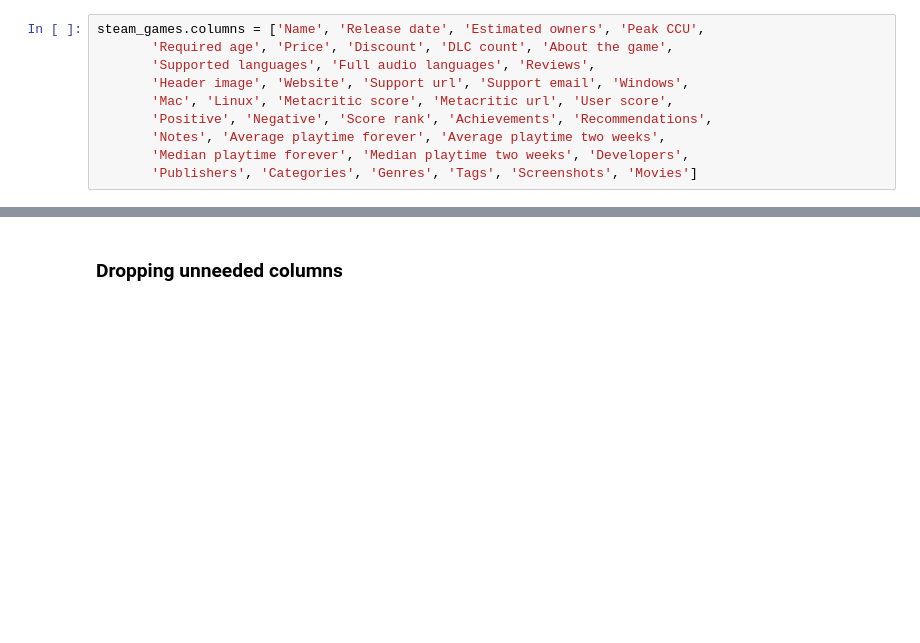
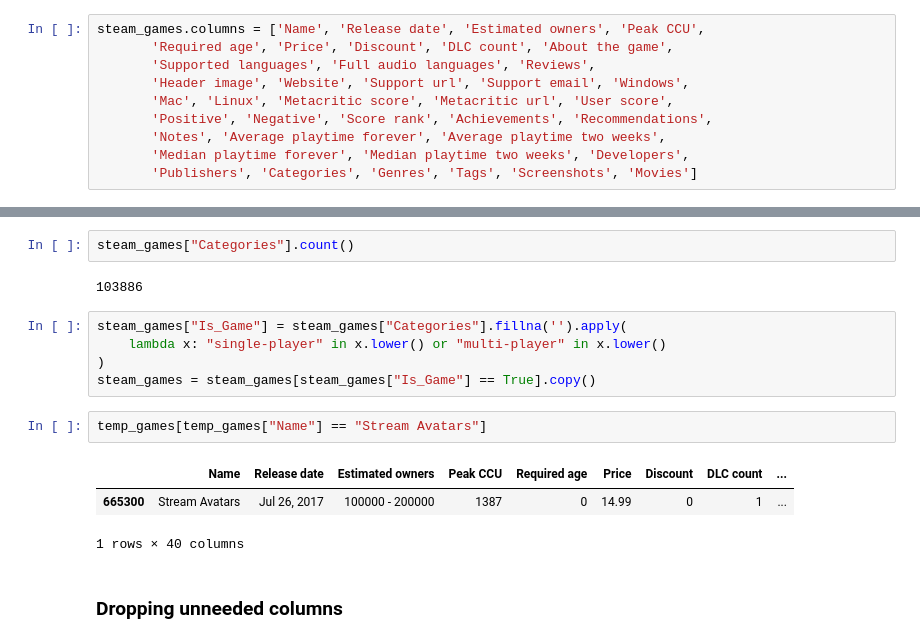
Before and after one commit to JaysonPra/Steam-Games-Explorer, a Jupyter notebook: notebooks/exploration.ipynb, the cells around one changed output, grey strips where cells are left out. Drawn from its saved outputs; the diff is of its cells as text; blank space fills up the shorter version.

```diff
--- a/notebooks/exploration.ipynb
+++ b/notebooks/exploration.ipynb
@@ -35,3 +41,18 @@ steam_games.head(3)
+# %%
+steam_games["Categories"].count()
+# %% [output]
+103886
+# %%
+steam_games["Is_Game"] = steam_games["Categories"].fillna('').apply(
+    lambda x: "single-player" in x.lower() or "multi-player" in x.lower()
+)
+steam_games = steam_games[steam_games["Is_Game"] == True].copy()
+# %%
+temp_games[temp_games["Name"] == "Stream Avatars"]
+# %% [output]
+|  | Name | Release date | Estimated owners | Peak CCU | Required age | Price | Discount | DLC count | ... |
+| 665300 | Stream Avatars | Jul 26, 2017 | 100000 - 200000 | 1387 | 0 | 14.99 | 0 | 1 | ... |
+1 rows × 40 columns
 # %% [markdown]
 ### Dropping unneeded columns
 # %%
```
Also changed, not shown: parts of 15 cells of this notebook.
